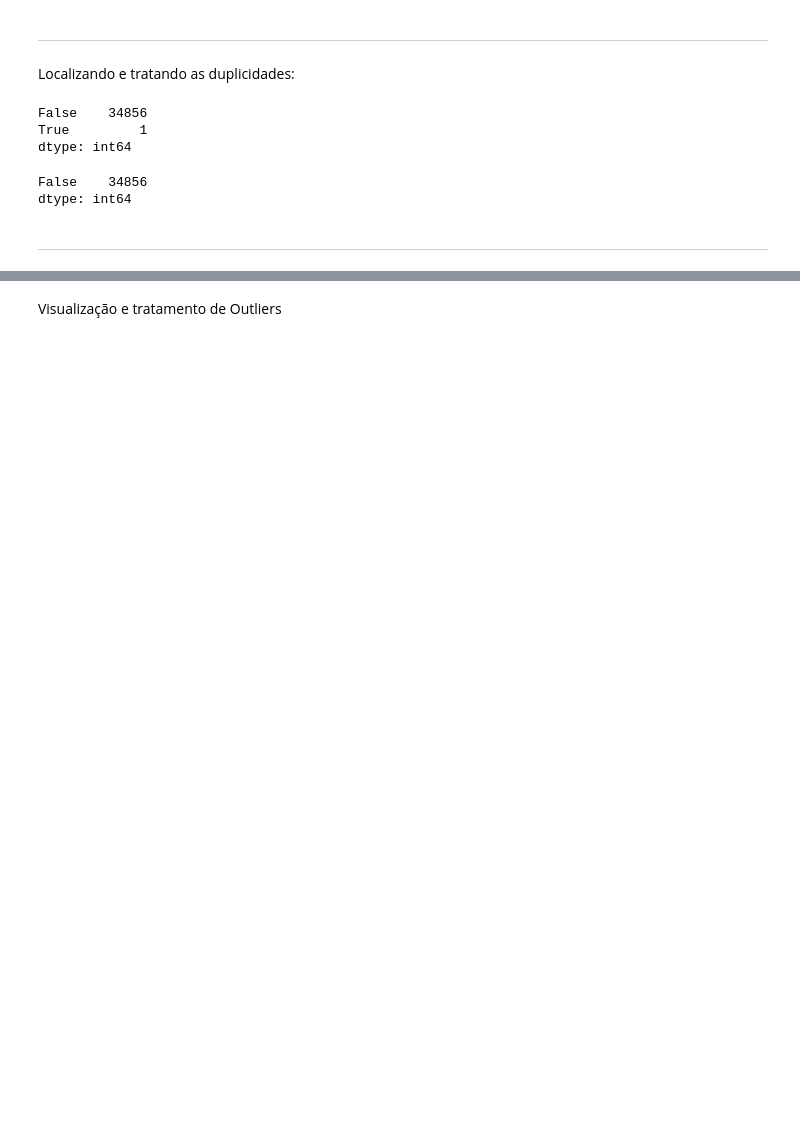
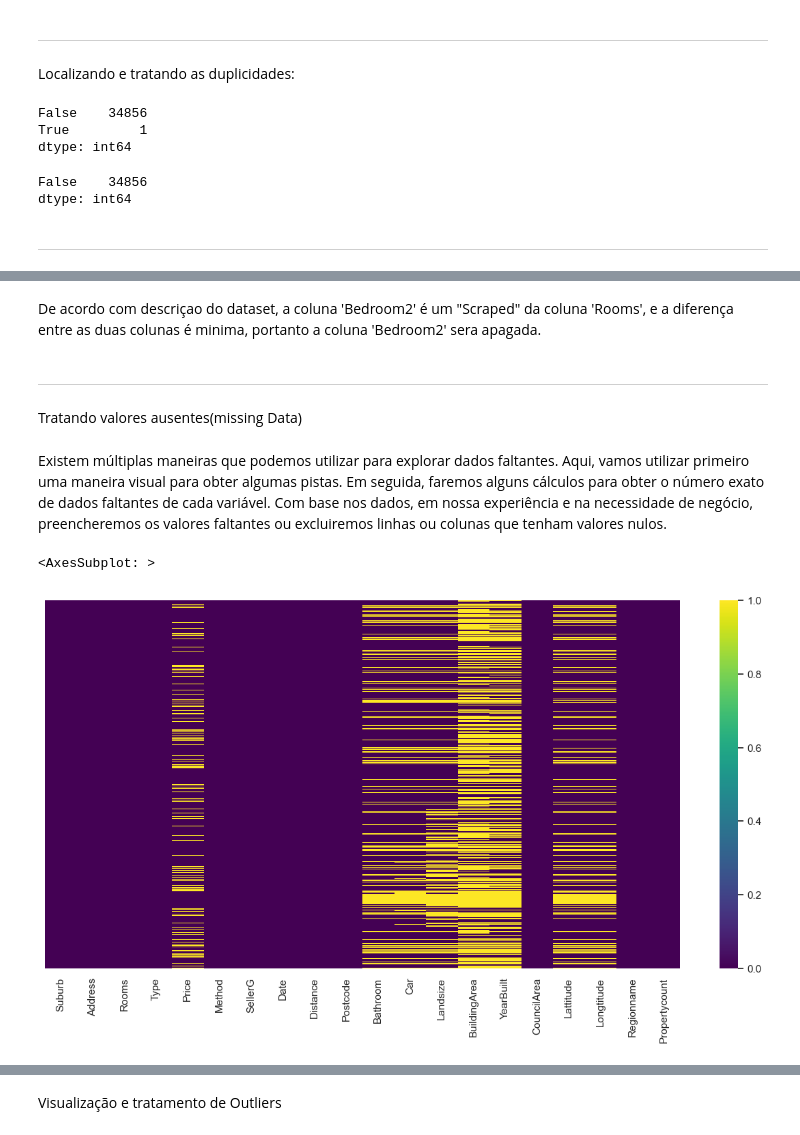
Before and after one commit to Riguini/Melbourne-Housing-Snapshot, a Jupyter notebook: Notebooks/Melbourne_Housing_Dataset.ipynb, the cells around one changed output, grey strips where cells are left out. Cells and saved outputs as stored; diff of their text form; code cells hidden in the pictures; blank space fills up the shorter version.

```diff
--- a/Notebooks/Melbourne_Housing_Dataset.ipynb
+++ b/Notebooks/Melbourne_Housing_Dataset.ipynb
@@ -94,0 +160,2 @@ dtype: int64
+# %% [markdown]
+De acordo com descriçao do dataset, a coluna 'Bedroom2' é um "Scraped" da coluna 'Rooms', e a diferença entre as duas colunas é minima, portanto a coluna 'Bedroom2' sera apagada.
@@ -94,0 +164,12 @@ dtype: int64
+# %% [markdown]
+***
+# %% [markdown]
+Tratando valores ausentes(missing Data)
+# %% [markdown]
+Existem múltiplas maneiras que podemos utilizar para explorar dados faltantes. Aqui, vamos utilizar primeiro uma maneira visual para obter algumas pistas. Em seguida, faremos alguns cálculos para obter o número exato de dados faltantes de cada variável. Com base nos dados, em nossa experiência e na necessidade de negócio, preencheremos os valores faltantes ou excluiremos linhas ou colunas que tenham valores nulos.
+# %%
+fig, ax = plt.subplots(figsize=(15,7))
+sns.heatmap(df.isnull(), yticklabels=False,cmap='viridis')
+# %% [output]
+<AxesSubplot: >
+[figure, added]
```
Also changed, not shown: parts of 26 cells of this notebook.
